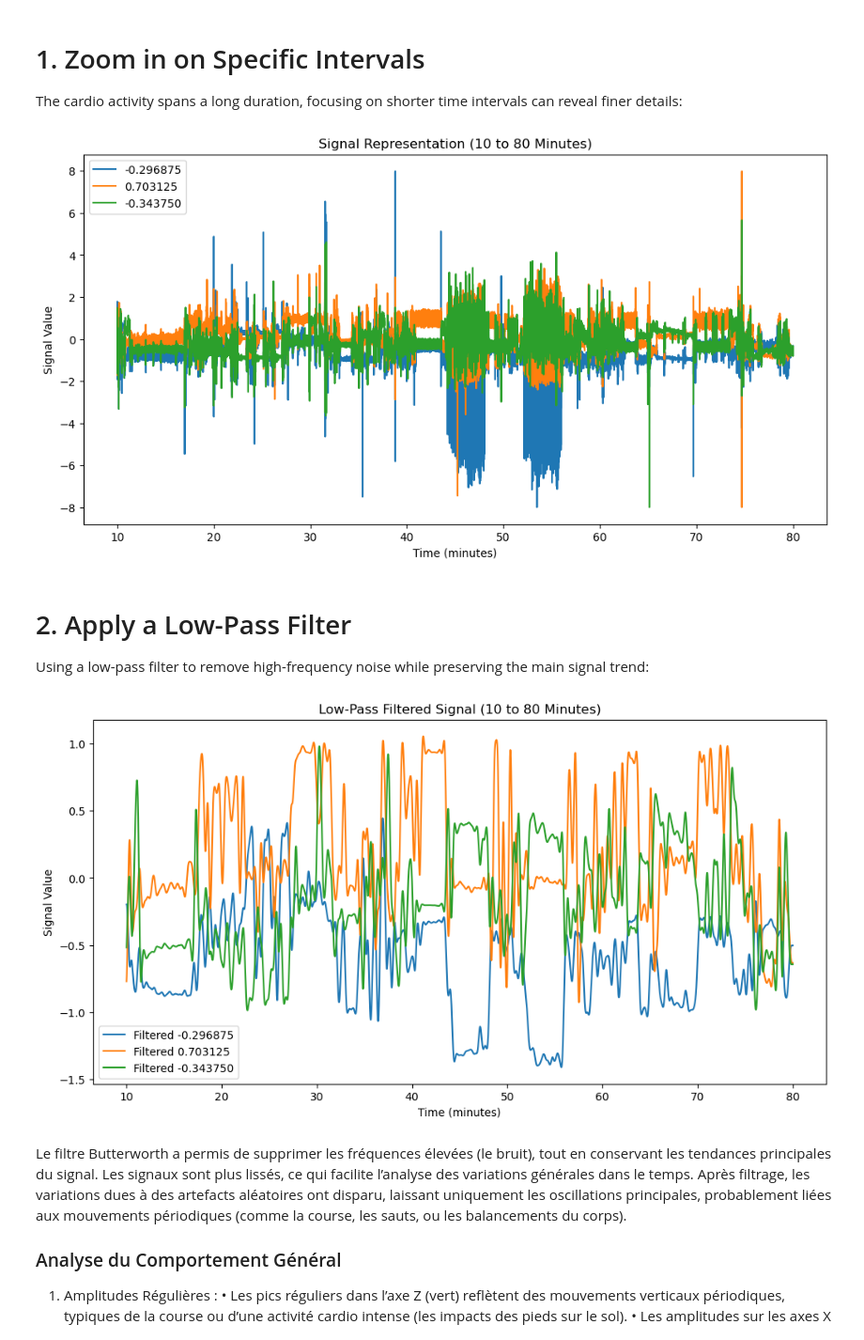
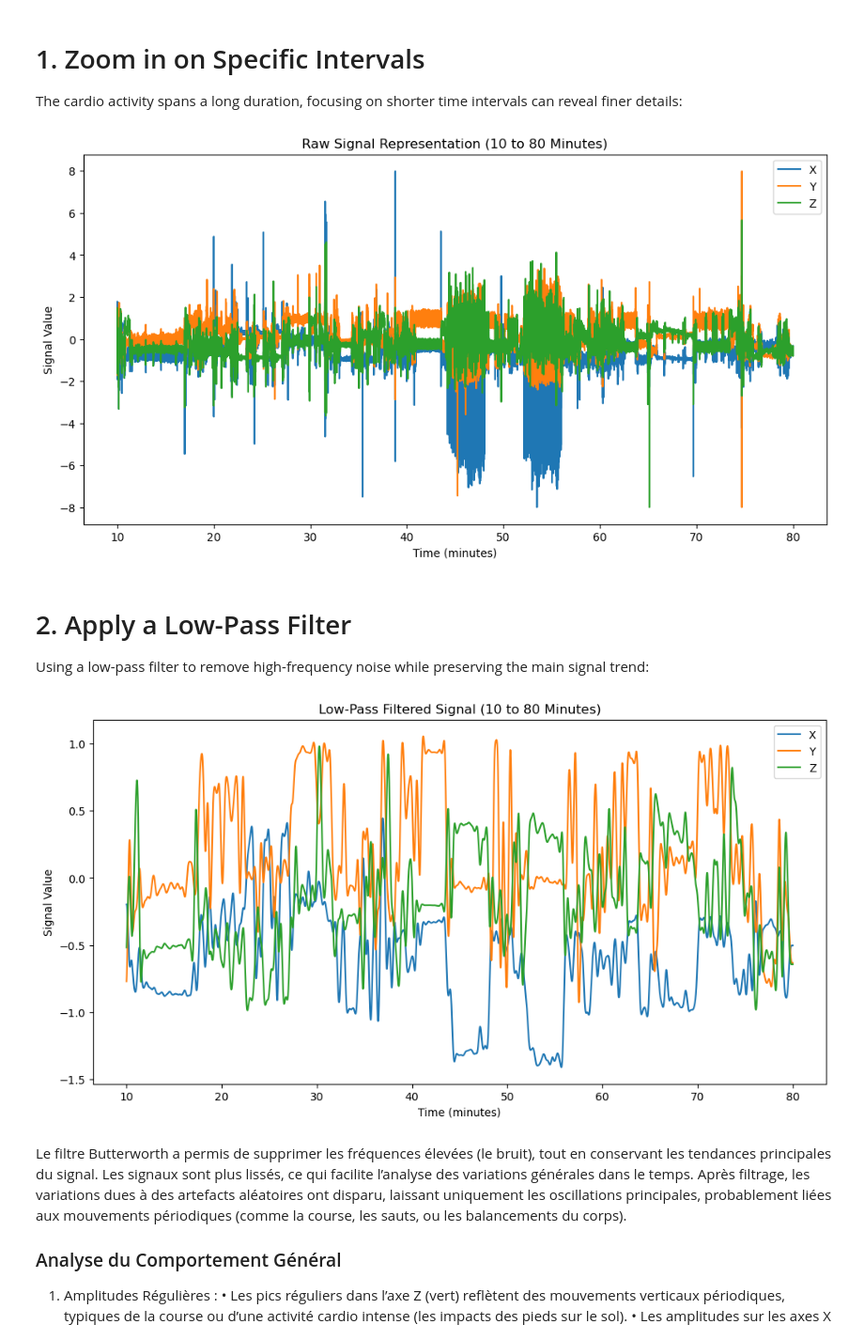
Before and after one commit to leyah-sa/AX3-Project, a Jupyter notebook: notebooks/Smoker-analysis.ipynb, the cells around one changed output. Shown at 94% size. Saved outputs shown, nothing was run; the diff lists cells and outputs as text; code cells hidden in the pictures.

Commit message:
fix: analysis code
Fix the legend for the x y z graphs

```diff
--- a/notebooks/Smoker-analysis.ipynb
+++ b/notebooks/Smoker-analysis.ipynb
@@ -19,10 +19,14 @@ sampling_interval = (pd.to_datetime(data[timestamp_column].iloc[1]) -
 # Create a relative time axis (in minutes)
 data['relative_time_minutes'] = data.index * sampling_interval / 60
 
+# Map signal columns to their axis labels (X, Y, Z)
+axis_labels = ['X', 'Y', 'Z']  # Replace with the correct labels for your signal columns
+signal_to_axis = dict(zip(signal_columns, axis_labels))
+
 # Plot the signal with time in minutes
 plt.figure(figsize=(12, 6))
 for signal in signal_columns:
-    plt.plot(data['relative_time_minutes'], data[signal], label=signal)
+    plt.plot(data['relative_time_minutes'], data[signal], label=f"{signal_to_axis[signal]}")
 
 plt.title("Raw Signal Representation Over Time (Minutes)")
 plt.xlabel("Time (minutes)")
@@ -60,22 +64,21 @@ Vous pouvez voir que certains moments (comme pendant la course) présentent des
 
 The cardio activity spans a long duration, focusing on shorter time intervals can reveal finer details:
 # %%
-# Filter data to keep only rows where time is between 10 and 80 minutes
+# Filter data to include only the interval between 10 and 80 minutes
 filtered_data = data[(data['relative_time_minutes'] >= 10) & (data['relative_time_minutes'] <= 80)]
 
-
-# Plot the filtered signal
+# Plot the signal with time in minutes for the zoomed interval
 plt.figure(figsize=(12, 6))
 for signal in signal_columns:
-    plt.plot(filtered_data['relative_time_minutes'], filtered_data[signal], label=signal)
+    plt.plot(filtered_data['relative_time_minutes'], filtered_data[signal], label=f"{signal_to_axis[signal]}")
 
-plt.title("Signal Representation (10 to 80 Minutes)")
+plt.title("Raw Signal Representation (10 to 80 Minutes)")
 plt.xlabel("Time (minutes)")
 plt.ylabel("Signal Value")
 plt.legend()
 plt.show()
 # %% [output]
-[figure, old version]
+[figure, new version]
 # %% [markdown]
 # 2. Apply a Low-Pass Filter
 
@@ -104,29 +107,33 @@ def lowpass_filter(data, cutoff, fs, order=4):
 # %%
 # Define sampling frequency (fs) and cutoff frequency
 fs = 1 / (sampling_interval / 60)  # Sampling frequency in Hz (based on time in minutes)
 cutoff = 2  # Low-pass filter cutoff frequency in Hz
 
 # Apply the filter to each signal column
 filtered_signals = {}
 for signal in signal_columns:
     filtered_signals[signal] = lowpass_filter(filtered_data[signal], cutoff, fs)
 
 # Convert filtered signals back to a DataFrame for easy plotting
 filtered_data_df = pd.DataFrame(filtered_signals)
 filtered_data_df['relative_time_minutes'] = filtered_data['relative_time_minutes'].values
 
+# Map signal columns to their axis labels (X, Y, Z)
+axis_labels = ['X', 'Y', 'Z']  # Replace with the correct labels for your signal columns
+signal_to_axis = dict(zip(signal_columns, axis_labels))
+
 # Plot the low-pass filtered signals
 plt.figure(figsize=(12, 6))
 for signal in signal_columns:
-    plt.plot(filtered_data_df['relative_time_minutes'], filtered_data_df[signal], label=f"Filtered {signal}")
+    plt.plot(filtered_data_df['relative_time_minutes'], filtered_data_df[signal], label=f"{signal_to_axis[signal]}")
 
 plt.title("Low-Pass Filtered Signal (10 to 80 Minutes)")
 plt.xlabel("Time (minutes)")
 plt.ylabel("Signal Value")
 plt.legend()
 plt.show()
 # %% [output]
-[figure, old version]
+[figure, new version]
 # %% [markdown]
 Le filtre Butterworth a permis de supprimer les fréquences élevées (le bruit), tout en conservant les tendances principales du signal. Les signaux sont plus lissés, ce qui facilite l’analyse des variations générales dans le temps. Après filtrage, les variations dues à des artefacts aléatoires ont disparu, laissant uniquement les oscillations principales, probablement liées aux mouvements périodiques (comme la course, les sauts, ou les balancements du corps).
 
```
Also changed, not shown: parts of 7 cells of this notebook.
